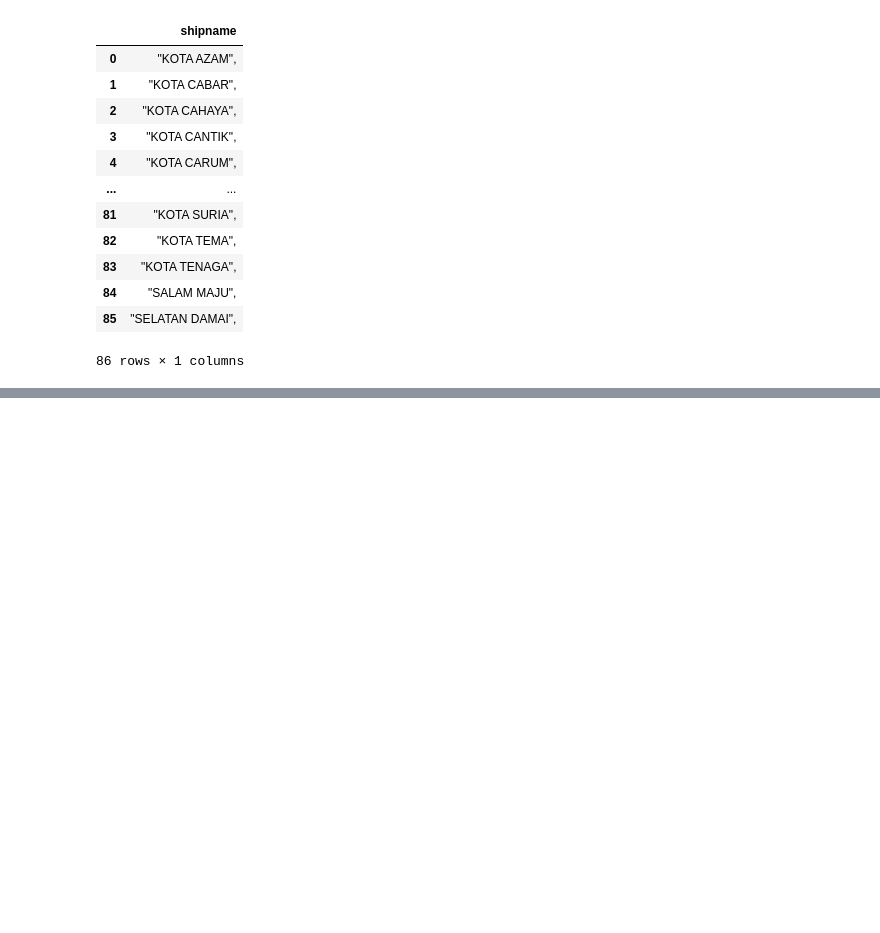
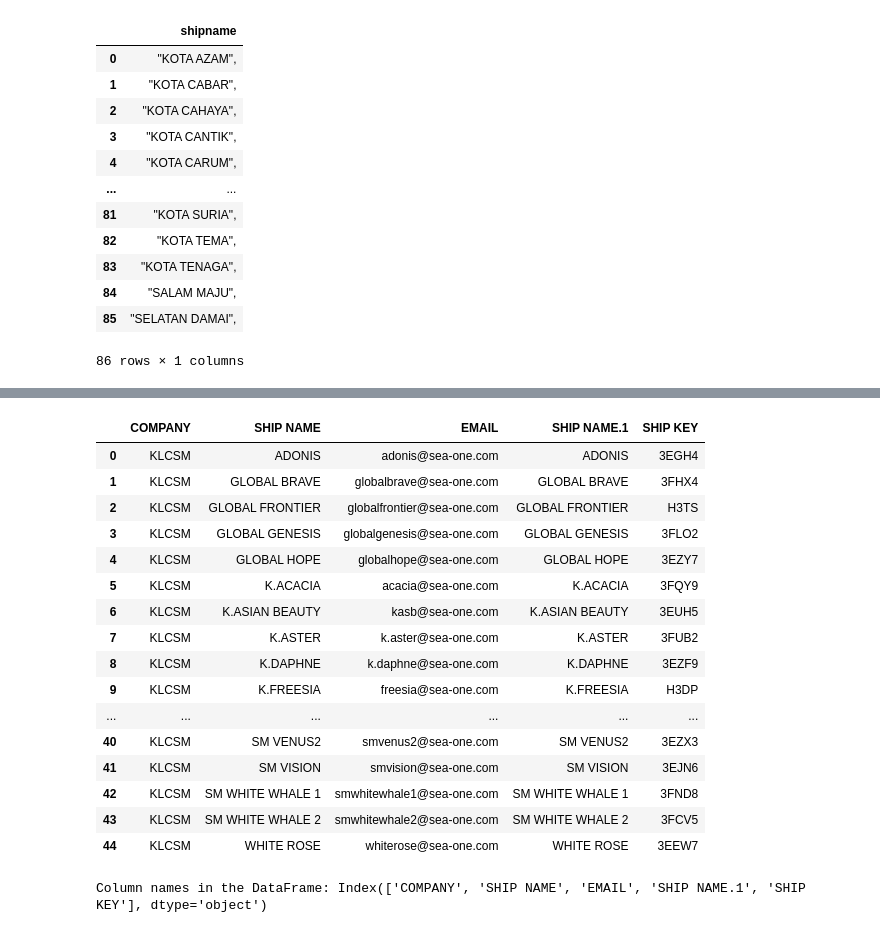
Before and after one commit to Minkyun99/DATA_PROCESSING, a Jupyter notebook: csv_comma.ipynb, the cells around one changed output, grey strips where cells are left out. Cells and saved outputs as stored; diff of their text form; code cells hidden in the pictures; blank space fills up the shorter version.

```diff
--- a/csv_comma.ipynb
+++ b/csv_comma.ipynb
@@ -64,9 +64,13 @@ for encoding in encodings:
     except UnicodeDecodeError as e:
         print(f"Failed to read the file with encoding: {encoding}. Error: {e}")
 
-# Clean and format the data
-email['SHIP NAME'] = email['SHIP NAME'].apply(lambda x: f'"{x.strip()}"')
-email['EMAIL'] = email['EMAIL'].apply(lambda x: f'"{x.strip()}"')
+# Fill NaN values with empty strings
+email['SHIP NAME'] = email['SHIP NAME'].fillna('')
+email['EMAIL'] = email['EMAIL'].fillna('')
+
+# # Convert the columns to string and clean the data
+# email['SHIP NAME'] = email['SHIP NAME'].astype(str).apply(lambda x: f'"{x.strip()}"')
+# email['EMAIL'] = email['EMAIL'].astype(str).apply(lambda x: f'"{x.strip()}"')
 
 # Group by COMPANY and aggregate SHIP NAME and EMAIL into lists
 grouped = email.groupby('COMPANY').agg({
@@ -98,0 +119,41 @@ AttributeError: 'float' object has no attribute 'strip'
+# %%
+import pandas as pd
+
+# Attempt to read the CSV file with different encodings
+encodings = ['utf-8', 'latin1', 'iso-8859-1', 'cp1252']
+
+for encoding in encodings:
+    try:
+        email = pd.read_csv('./KLCSM_SHIPKEY.csv', encoding=encoding)
+        print(f"Successfully read the file with encoding: {encoding}")
+        display(email)
+        break
+    except UnicodeDecodeError as e:
+        print(f"Failed to read the file with encoding: {encoding}. Error: {e}")
+
+# Print the column names to check for the correct names
+print("Column names in the DataFrame:", email.columns)
+
+# Assuming the correct column names are 'SHIP NAME', 'SHIP KEY', and 'KLCSM_EMAIL'
+# Fill NaN values with empty strings
+email['SHIP NAME'] = email['SHIP NAME'].fillna('')
+email['SHIP KEY'] = email['SHIP KEY'].fillna('')
+email['EMAIL'] = email['EMAIL'].fillna('')
+
+# Ensure 'KLCSM_EMAIL' exists in the DataFrame
+if 'COMPANY' in email.columns:
+    # Group by 'KLCSM_EMAIL' and aggregate 'SHIP NAME' and 'SHIP KEY' into lists
+    grouped = email.groupby('COMPANY').agg({
+        'SHIP NAME': lambda x: list(x),
+        'SHIP KEY': lambda x: list(x),
+        'EMAIL': lambda x: list(x),
+    }).reset_index()
+
+    # Display the grouped DataFrame
+    display(grouped)
+
+    # Save the grouped data into a new CSV file
+    grouped.to_csv('KLCSM_EMAIL_grouped.csv', index=False)
+else:
+    print("'KLCSM_EMAIL' column not found in the DataFrame.")
+# %% [output]
@@ -98,0 +161,18 @@ AttributeError: 'float' object has no attribute 'strip'
+|  | COMPANY | SHIP NAME | EMAIL | SHIP NAME.1 | SHIP KEY |
+| 0 | KLCSM | ADONIS | adonis@sea-one.com | ADONIS | 3EGH4 |
+| 1 | KLCSM | GLOBAL BRAVE | globalbrave@sea-one.com | GLOBAL BRAVE | 3FHX4 |
+| 2 | KLCSM | GLOBAL FRONTIER | globalfrontier@sea-one.com | GLOBAL FRONTIER | H3TS |
+| 3 | KLCSM | GLOBAL GENESIS | globalgenesis@sea-one.com | GLOBAL GENESIS | 3FLO2 |
+| 4 | KLCSM | GLOBAL HOPE | globalhope@sea-one.com | GLOBAL HOPE | 3EZY7 |
+| 5 | KLCSM | K.ACACIA | acacia@sea-one.com | K.ACACIA | 3FQY9 |
+| 6 | KLCSM | K.ASIAN BEAUTY | kasb@sea-one.com | K.ASIAN BEAUTY | 3EUH5 |
+| 7 | KLCSM | K.ASTER | k.aster@sea-one.com | K.ASTER | 3FUB2 |
+| 8 | KLCSM | K.DAPHNE | k.daphne@sea-one.com | K.DAPHNE | 3EZF9 |
+| 9 | KLCSM | K.FREESIA | freesia@sea-one.com | K.FREESIA | H3DP |
+| ... | ... | ... | ... | ... | ... |
+| 40 | KLCSM | SM VENUS2 | smvenus2@sea-one.com | SM VENUS2 | 3EZX3 |
+| 41 | KLCSM | SM VISION | smvision@sea-one.com | SM VISION | 3EJN6 |
+| 42 | KLCSM | SM WHITE WHALE 1 | smwhitewhale1@sea-one.com | SM WHITE WHALE 1 | 3FND8 |
+| 43 | KLCSM | SM WHITE WHALE 2 | smwhitewhale2@sea-one.com | SM WHITE WHALE 2 | 3FCV5 |
+| 44 | KLCSM | WHITE ROSE | whiterose@sea-one.com | WHITE ROSE | 3EEW7 |
+Column names in the DataFrame: Index(['COMPANY', 'SHIP NAME', 'EMAIL', 'SHIP NAME.1', 'SHIP KEY'], dtype='object')
```
Also changed, not shown: parts of 2 cells of this notebook, 3 other files.
